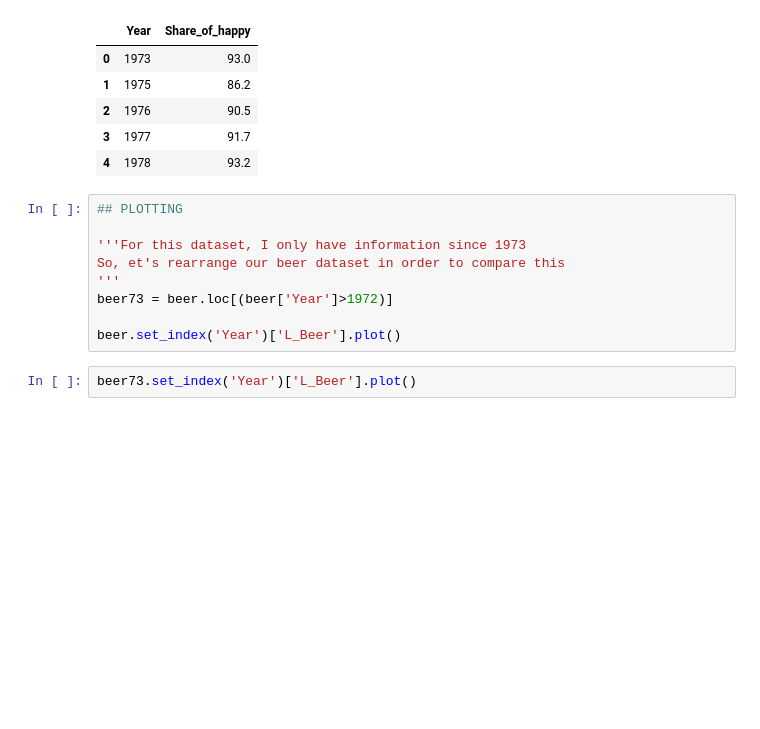
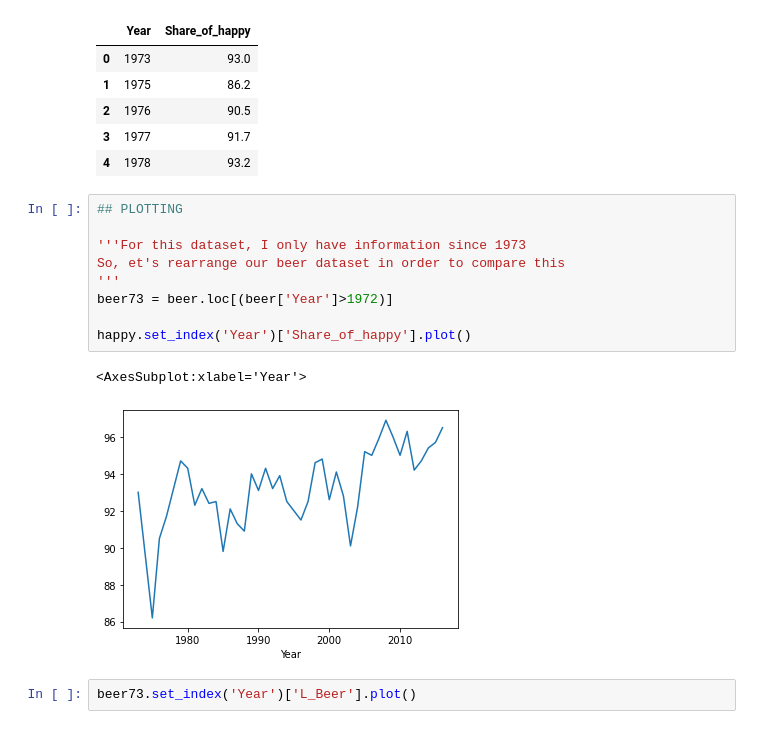
Before and after one commit to AjiacoVic/StoryTelling_project, a Jupyter notebook: BEER Exploring Data.ipynb, the cells around one changed output. Cells and saved outputs as stored; diff of their text form; blank space fills up the shorter version.

```diff
--- a/BEER Exploring Data.ipynb
+++ b/BEER Exploring Data.ipynb
@@ -382,12 +382,15 @@ happy.head()
 # %%
 ## PLOTTING
 
 '''For this dataset, I only have information since 1973
 So, et's rearrange our beer dataset in order to compare this
 '''
 beer73 = beer.loc[(beer['Year']>1972)]
 
-beer.set_index('Year')['L_Beer'].plot()
+happy.set_index('Year')['Share_of_happy'].plot()
+# %% [output]
+<AxesSubplot:xlabel='Year'>
+[figure, added]
 # %%
 beer73.set_index('Year')['L_Beer'].plot()
 # %% [output]
```
Also changed, not shown: parts of 1 cell of this notebook.
